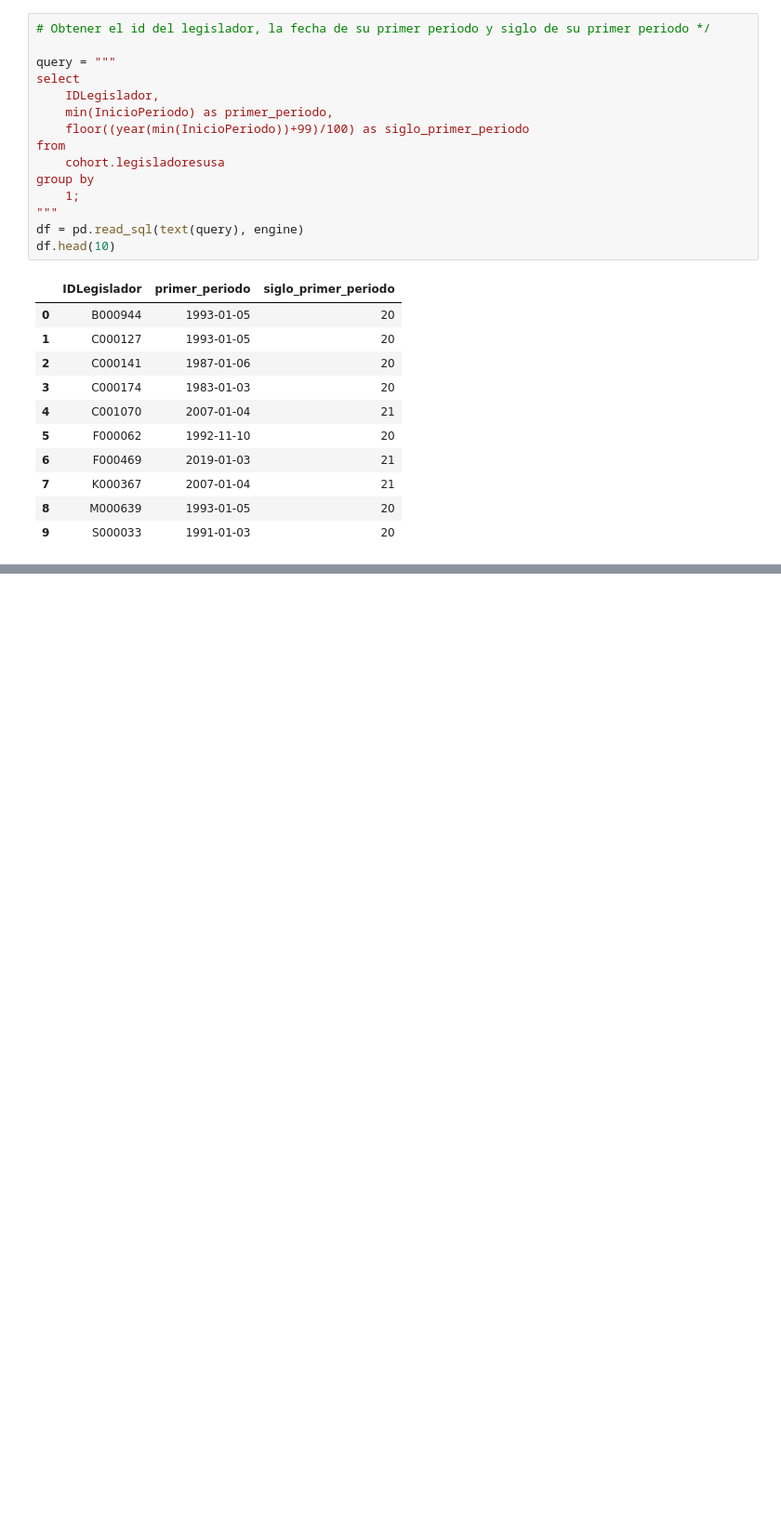
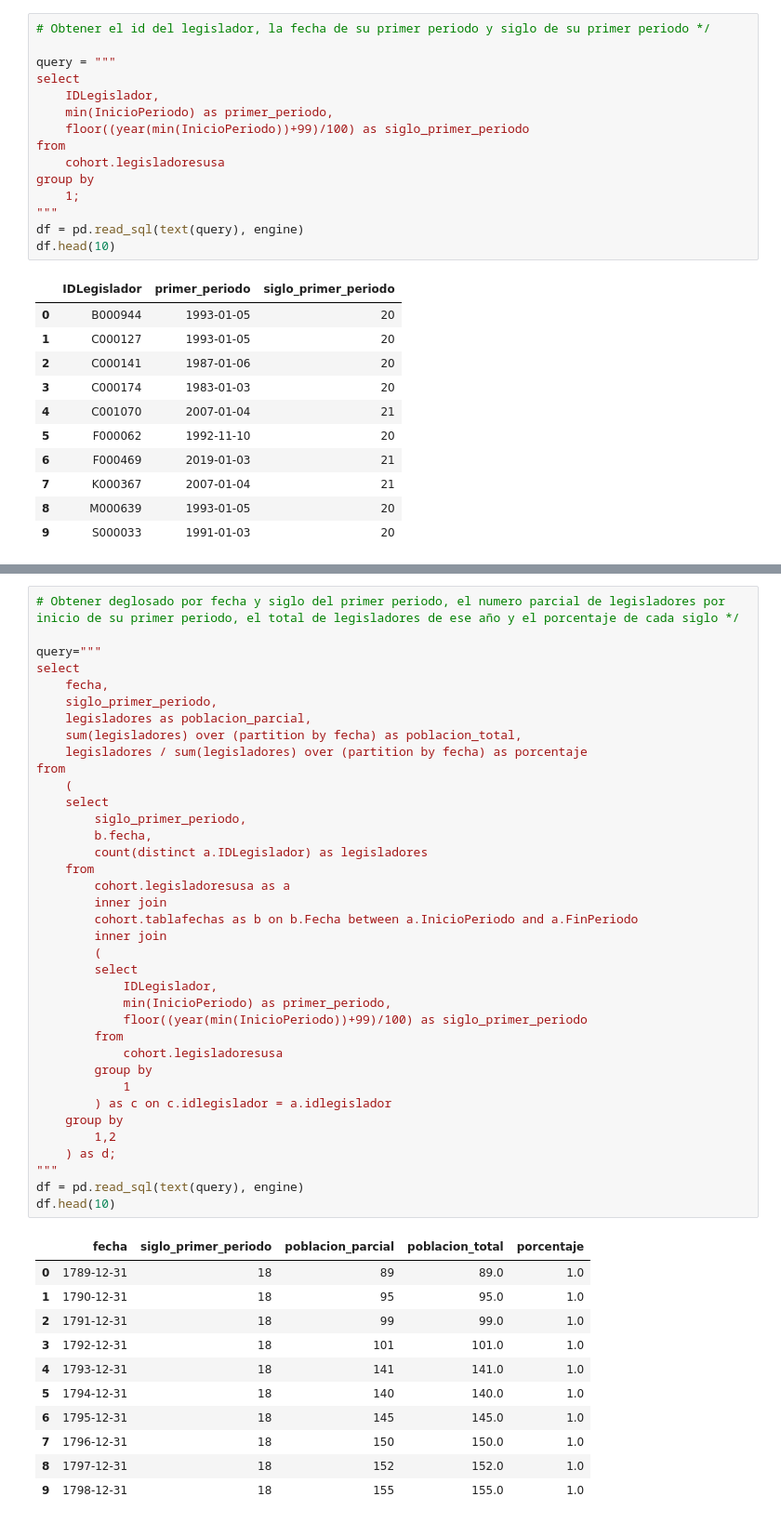
Before and after one commit to user14721068/SQL, a Jupyter notebook: 4 Análisis de Cohorte.ipynb, the cells around one changed output, grey strips where cells are left out. Shown at 93% size. Cells and saved outputs as stored; diff of their text form; blank space fills up the shorter version.

```diff
--- a/4 Análisis de Cohorte.ipynb
+++ b/4 Análisis de Cohorte.ipynb
@@ -1328,0 +1367,49 @@ df.head(10)
+# %%
+# Obtener deglosado por fecha y siglo del primer periodo, el numero parcial de legisladores por inicio de su primer periodo, el total de legisladores de ese año y el porcentaje de cada siglo */
+
+query="""
+select
+    fecha,
+    siglo_primer_periodo,
+    legisladores as poblacion_parcial,
+    sum(legisladores) over (partition by fecha) as poblacion_total,
+    legisladores / sum(legisladores) over (partition by fecha) as porcentaje
+from
+    (
+    select
+        siglo_primer_periodo,
+        b.fecha,
+        count(distinct a.IDLegislador) as legisladores
+    from
+        cohort.legisladoresusa as a
+        inner join
+        cohort.tablafechas as b on b.Fecha between a.InicioPeriodo and a.FinPeriodo
+        inner join
+        (
+        select
+            IDLegislador,
+            min(InicioPeriodo) as primer_periodo,
+            floor((year(min(InicioPeriodo))+99)/100) as siglo_primer_periodo
+        from
+            cohort.legisladoresusa
+        group by
+            1
+        ) as c on c.idlegislador = a.idlegislador
+    group by
+        1,2
+    ) as d;
+"""
+df = pd.read_sql(text(query), engine)
+df.head(10)
+# %% [output]
+|  | fecha | siglo_primer_periodo | poblacion_parcial | poblacion_total | porcentaje |
+| 0 | 1789-12-31 | 18 | 89 | 89.0 | 1.0 |
+| 1 | 1790-12-31 | 18 | 95 | 95.0 | 1.0 |
+| 2 | 1791-12-31 | 18 | 99 | 99.0 | 1.0 |
+| 3 | 1792-12-31 | 18 | 101 | 101.0 | 1.0 |
+| 4 | 1793-12-31 | 18 | 141 | 141.0 | 1.0 |
+| 5 | 1794-12-31 | 18 | 140 | 140.0 | 1.0 |
+| 6 | 1795-12-31 | 18 | 145 | 145.0 | 1.0 |
+| 7 | 1796-12-31 | 18 | 150 | 150.0 | 1.0 |
+| 8 | 1797-12-31 | 18 | 152 | 152.0 | 1.0 |
+| 9 | 1798-12-31 | 18 | 155 | 155.0 | 1.0 |
```
Also changed, not shown: parts of 1 cell of this notebook.
